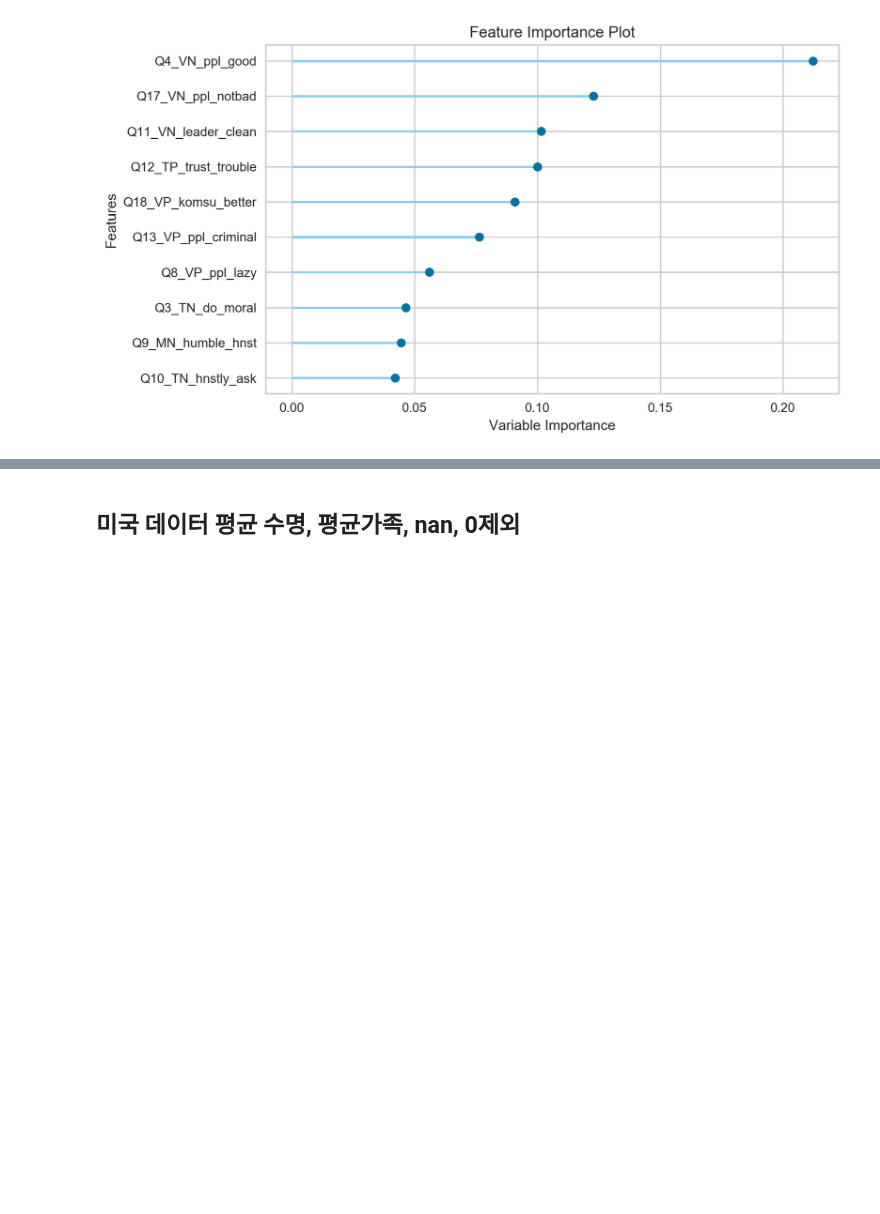
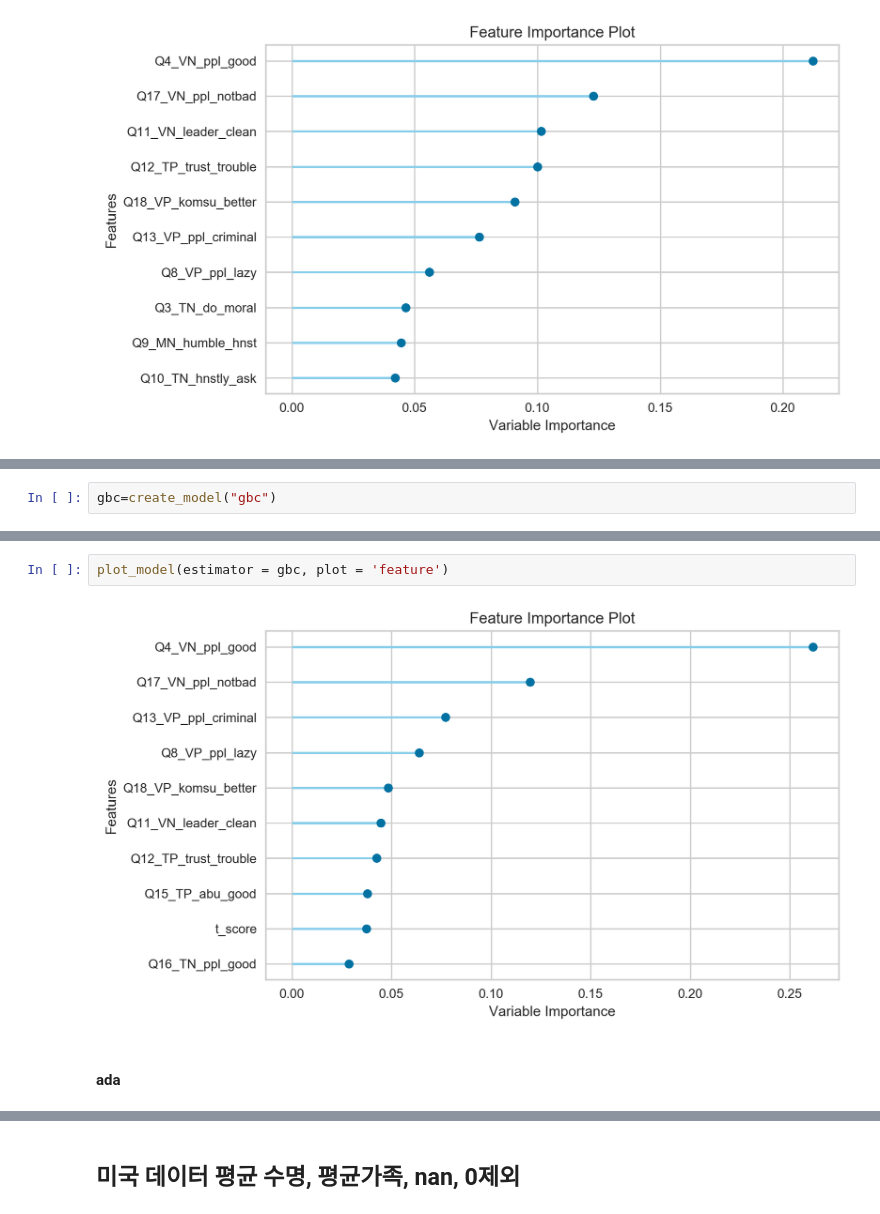
Before and after one commit to dss-14th/ml-repo-3, a Jupyter notebook: yong's/modeling_yong.ipynb, the cells around one changed output, grey strips where cells are left out. Drawn from its saved outputs; the diff is of its cells as text; blank space fills up the shorter version.

```diff
--- a/yong's/modeling_yong.ipynb
+++ b/yong's/modeling_yong.ipynb
@@ -793,0 +998,2 @@ plot_model(estimator = lda, plot = 'feature')
+# %%
+gbc=create_model("gbc")
@@ -793,0 +1014,6 @@ plot_model(estimator = lda, plot = 'feature')
+# %%
+plot_model(estimator = gbc, plot = 'feature')
+# %% [output]
+[figure, added]
+# %% [markdown]
+#### ada
```
Also changed, not shown: parts of 35 cells of this notebook, 4 other files.
